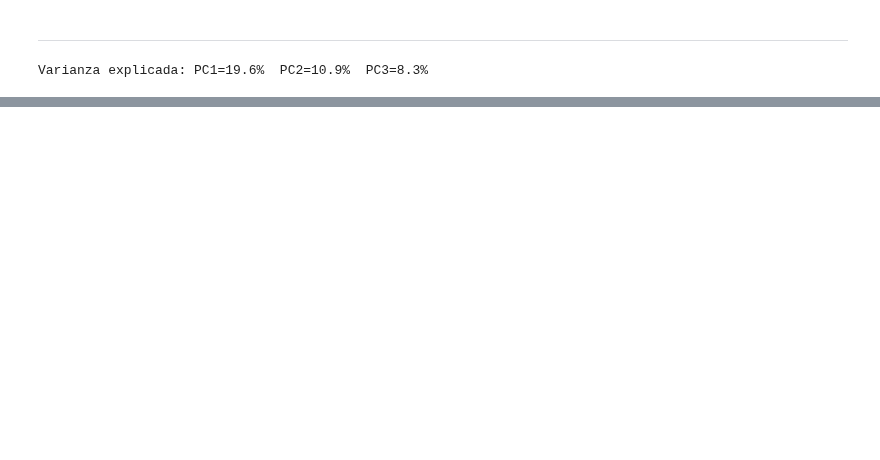
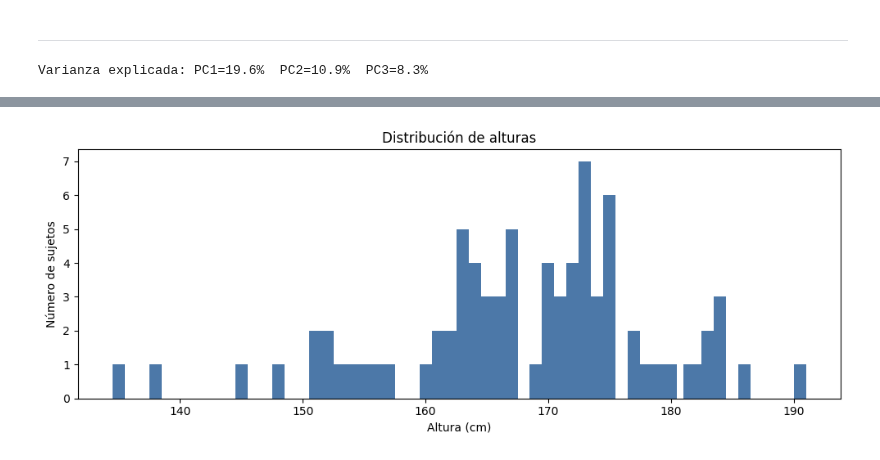
Before and after one commit to yabol02/detect_behavior_competition, a Jupyter notebook: eda.ipynb, the cells around one changed output, grey strips where cells are left out. Saved outputs shown, nothing was run; the diff lists cells and outputs as text; code cells hidden in the pictures; blank space fills up the shorter version.

```diff
--- a/eda.ipynb
+++ b/eda.ipynb
@@ -531,0 +574,19 @@ plot_tof_heatmap_per_gesture(train_df, tof_idx=2)
+# %%
+height_df = duckdb.query(
+    """
+    SELECT height_cm AS altura, COUNT(*) AS n_subjects
+    FROM train_demographics_lf
+    GROUP BY height_cm
+    ORDER BY altura
+    """
+).pl()
+
+plt.figure(figsize=(10, 4))
+plt.bar(height_df["altura"], height_df["n_subjects"], color="#4C78A8", width=1.0)
+plt.xlabel("Altura (cm)")
+plt.ylabel("Número de sujetos")
+plt.title("Distribución de alturas")
+plt.tight_layout()
+plt.show()
+# %% [output]
+[figure, added]
```
Also changed, not shown: parts of 11 cells of this notebook, 4 other files.
